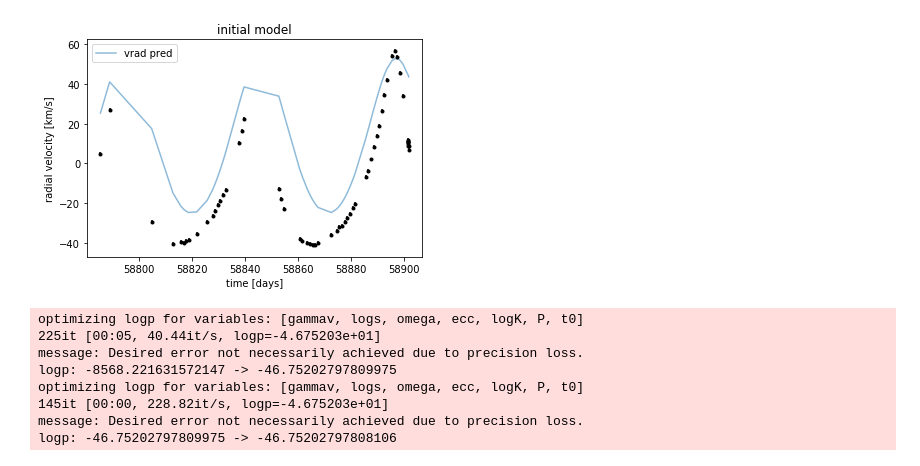
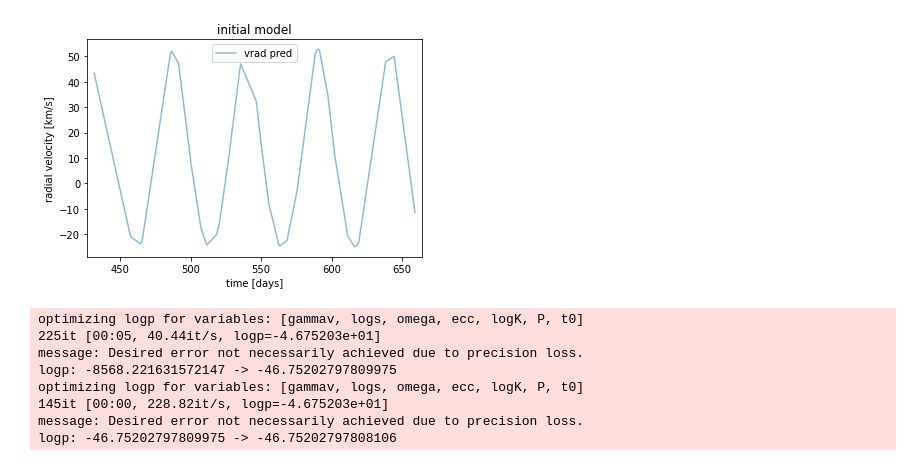
Before and after one commit to danhey/adra, a Jupyter notebook: archive/thuban/rv_fit.ipynb, the cells around one changed output. Cells and saved outputs as stored; diff of their text form; code cells hidden in the pictures.

```diff
--- a/archive/thuban/rv_fit.ipynb
+++ b/archive/thuban/rv_fit.ipynb
@@ -1,14 +1,14 @@
 # %%
-from thejoker.data import RVData
-# from thejoker.sampler import JokerParams, TheJoker
-from thejoker.plot import plot_rv_curves
+# from thejoker.data import RVData
+# # from thejoker.sampler import JokerParams, TheJoker
+# from thejoker.plot import plot_rv_curves
 import astropy.units as u
-import schwimmbad
+# import schwimmbad
 import numpy as np
 import matplotlib.pyplot as plt
 import astropy.units as u
 
-t, rv, err = np.loadtxt('data/RV/bischoff_rv_fixed_time.txt',usecols=(0,1,2)).T
+t, rv, err = np.loadtxt('../../data/RV/bischoff_rv_fixed_time.txt',usecols=(0,1,2)).T
 # t, rv, err = np.loadtxt('data/kic10080943a_JDrv.txt', delimiter=',', usecols=(0,1,2)).T
 # t -= t[0]
 rv *= u.km/u.s
@@ -61,14 +50,14 @@ plt.errorbar(x % 14.1742 / 14.1742, y, yerr=yerr, fmt=".k")
 # %%
 
-import astropy.units as u
-import numpy as np
-import matplotlib.pyplot as plt
-import astropy.units as u
+# import astropy.units as u
+# import numpy as np
+# import matplotlib.pyplot as plt
+# import astropy.units as u
 
-t, rv = np.loadtxt('../soda_rv2.txt',usecols=(0,1)).T
-# t, rv, err = np.loadtxt('data/kic10080943a_JDrv.txt', delimiter=',', usecols=(0,1,2)).T
-# t -= t[0]
-err = np.ones_like(rv)
+# t, rv = np.loadtxt('../soda_rv2.txt',usecols=(0,1)).T
+# # t, rv, err = np.loadtxt('data/kic10080943a_JDrv.txt', delimiter=',', usecols=(0,1,2)).T
+# # t -= t[0]
+# err = np.ones_like(rv)
 
 x, y = t, rv
 # %%
@@ -79,7 +68,7 @@ period_err = [0.1]
 t0s = 5974.76 + 51.4167/2#[0]
 t0_errs = [0.0007]
 Ks = 38.9#samples['K'].value
-yerr = np.ones_like(x)
+yerr = err.value#np.ones_like(x)
 # %%
 import pymc3 as pm
 import theano.tensor as tt
@@ -125,16 +133,16 @@ with model:
 # %%
-plt.errorbar(x, y, yerr=yerr, fmt=".k")
+# plt.errorbar(x, y, yerr=yerr, fmt=".k")
 
 with model:
     plt.plot(x, xo.eval_in_model(rv_model), alpha=0.5, label='vrad pred')
 #     plt.plot(t, xo.eval_in_model(vrad_pred), alpha=0.5, label='vrad pred')
 plt.legend(fontsize=10)
 plt.xlim(t.min(), t.max())
 plt.xlabel("time [days]")
 plt.ylabel("radial velocity [km/s]")
 plt.title("initial model");
 # %% [output]
-[figure, old version]
+[figure, new version]
 # %%
 with model:
     map_soln = xo.optimize(start=model.test_point)
```
Also changed, not shown: parts of 7 cells of this notebook, 6 other files.
